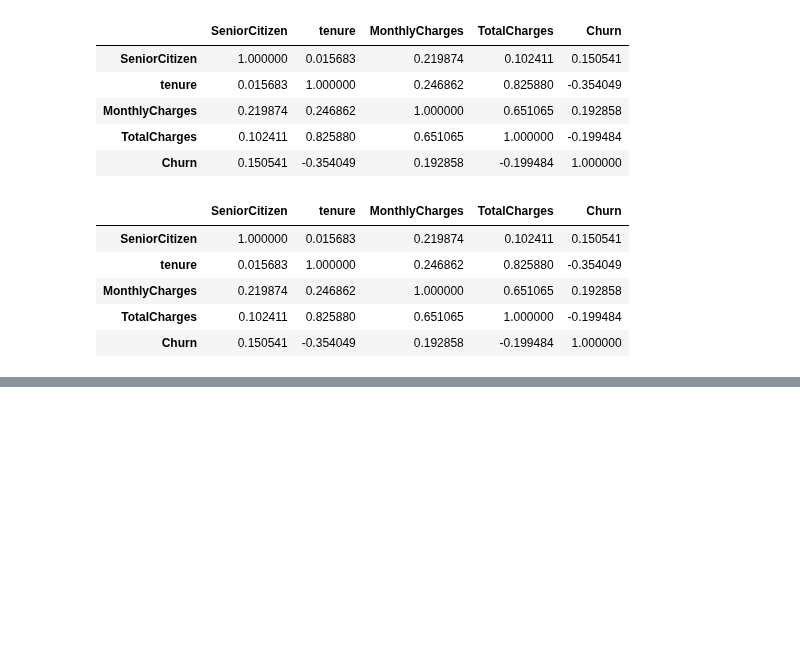
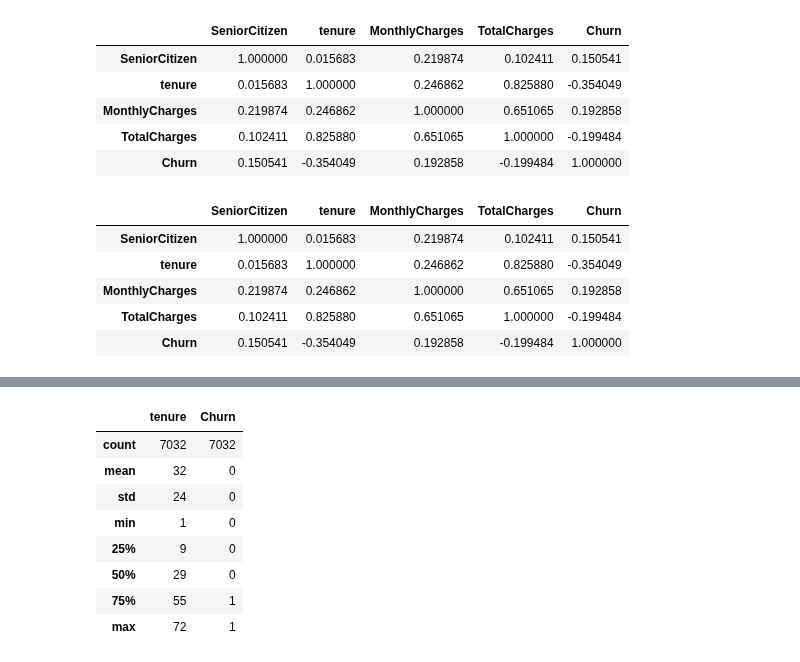
Before and after one commit to carookim/Python, a Jupyter notebook: EDA/telecom.ipynb, the cells around one changed output, grey strips where cells are left out. Drawn from its saved outputs; the diff is of its cells as text; code cells hidden in the pictures; blank space fills up the shorter version.

```diff
--- a/EDA/telecom.ipynb
+++ b/EDA/telecom.ipynb
@@ -282,0 +302,47 @@ df.loc[:, df.describe().columns].corr()
+# %%
+# 학생 풀이 1트
+# 수치형 데이터 추출
+numeric_data= df.describe(include='int'or'float')
+
+# 계산하기위해 안에 모든 데이터 속성을 float로 변경
+numeric_data = numeric_data.astype(int)
+
+# 상관계수 비교로 불필요한 열은 추려내고 삭제
+numeric_data.corr()
+# SeniorCitizen 과 Churn이 동일
+# Churn을 남기는 걸로
+numeric_data = numeric_data.drop('SeniorCitizen',axis=1)
+
+numeric_data
+
+# str중에서 숫자값을 가진 게 없는지 검토 및 추가하는 방법 gpt
+
+# 수치형 데이터만 선택
+# numeric_data = df.select_dtypes(include=['int64', 'float64'])
+
+# 문자열 데이터만 선택 -> object 객체중에는 문자열뿐만아니라 다양한 객체가 들어갈 수있다.
+# df['mixed'].apply(type) 이런식으로 직접 타입을 확인한다.
+string_data = df.select_dtypes(include=['object'])
+
+# 그냥 가볍게 읽어보자.
+# 2 문자열 중에서 숫자로 변환 가능한 컬럼 찾기
+for col in string_data.columns:
+    # 모든 값이 숫자로 변환 가능한지 검토
+    if string_data[col].str.isnumeric().all():
+        print(f"{col} 컬럼은 숫자로 변환 가능")
+# 3️ 숫자로 변환 후 수치형 데이터에 추가
+for col in string_data.columns:
+    # 숫자로 변환 가능한 값만 float으로 변환
+    numeric_data[col] = pd.to_numeric(string_data[col], errors='coerce')
+
+# 상관계수로 연관성이 높은 항목들을 구분하는 방법 ^
+# %% [output]
+|  | tenure | Churn |
+| count | 7032 | 7032 |
+| mean | 32 | 0 |
+| std | 24 | 0 |
+| min | 1 | 0 |
+| 25% | 9 | 0 |
+| 50% | 29 | 0 |
+| 75% | 55 | 1 |
+| max | 72 | 1 |
```
Also changed, not shown: parts of 6 cells of this notebook.
